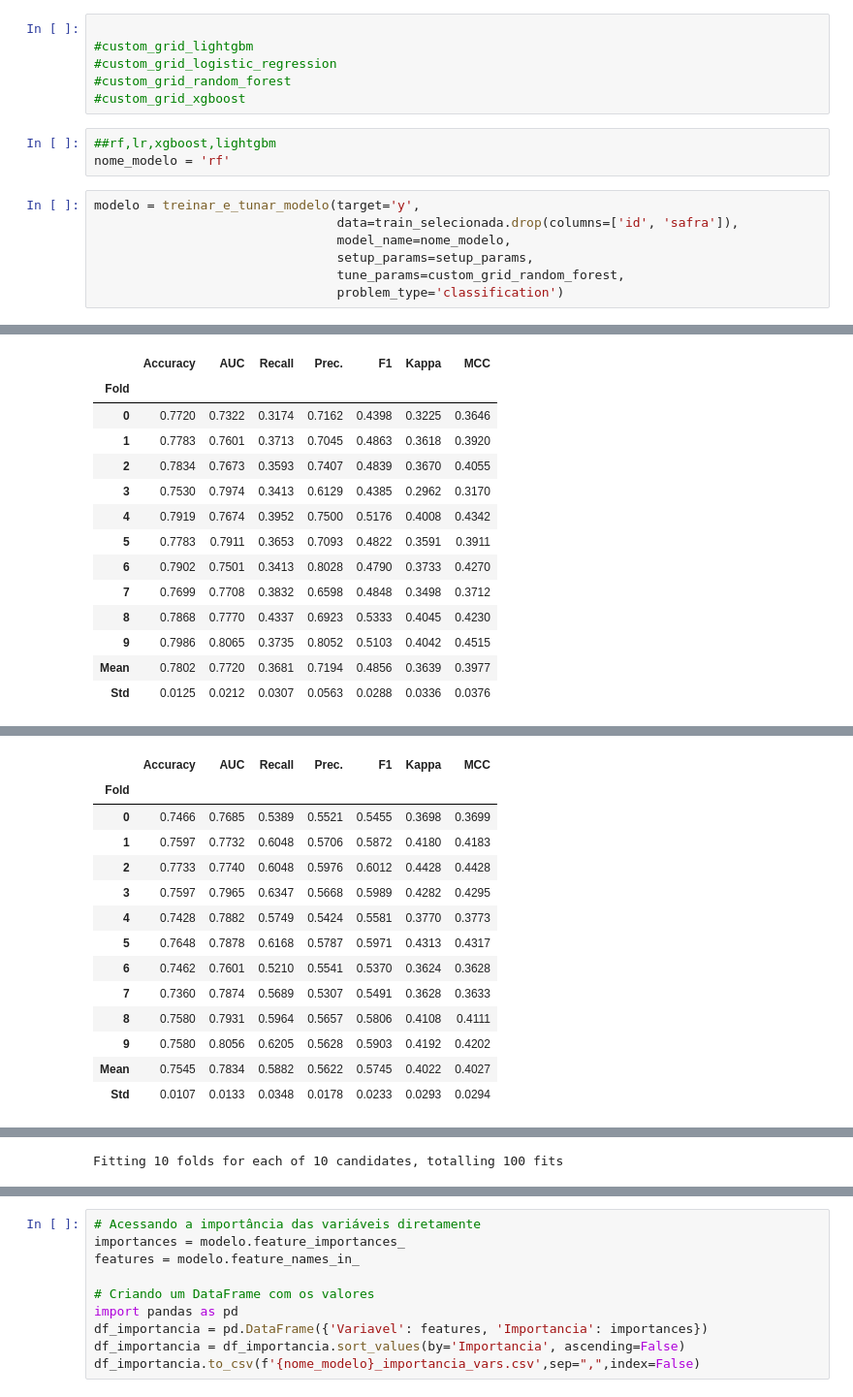
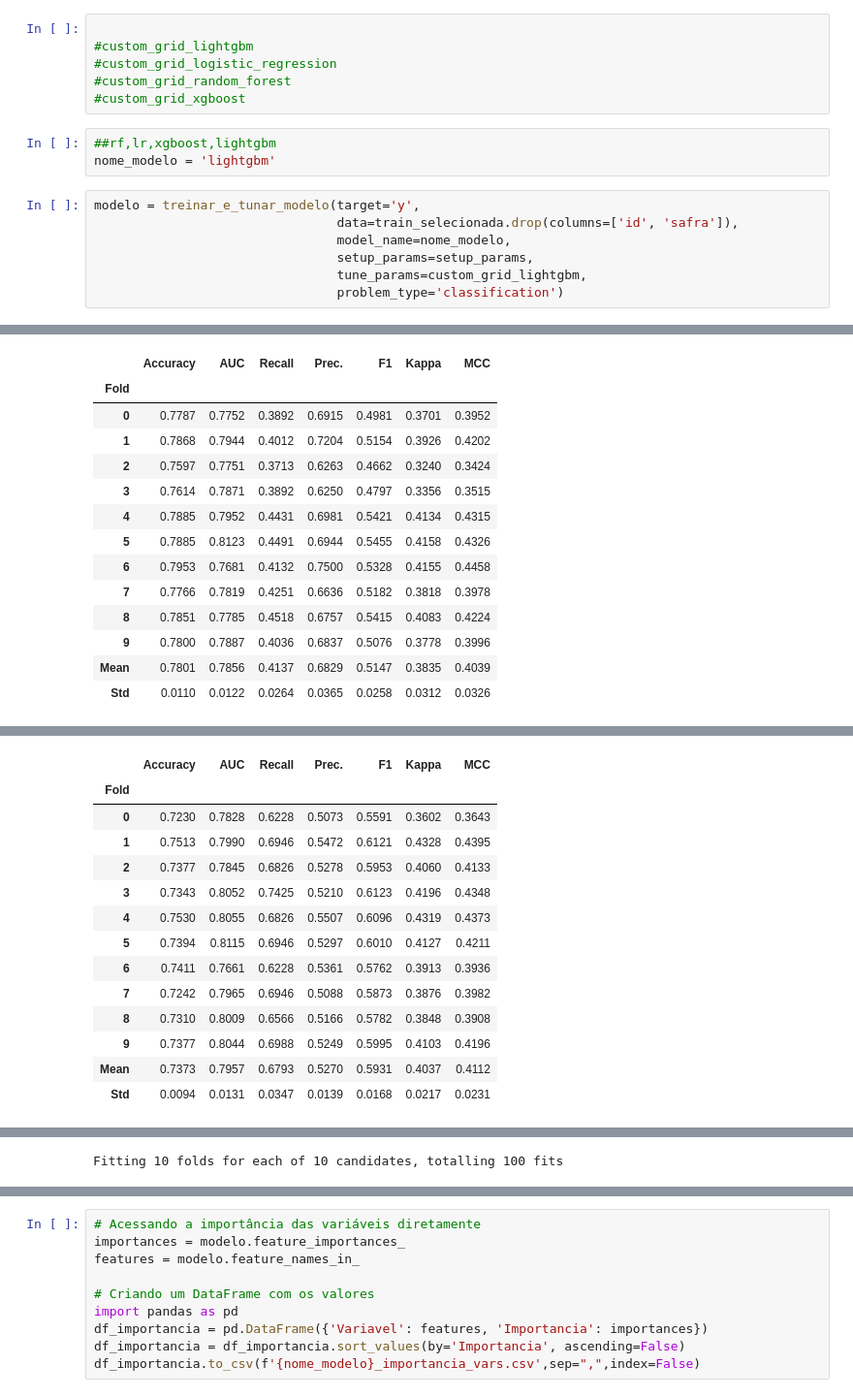
Before and after one commit to RodrigoFCMoreira/credit_scoring_ML_solver, a Jupyter notebook: 4 - Avaliar Técnica de modelagem.ipynb, the cells around one changed output, grey strips where cells are left out. Shown at 97% size. Cells and saved outputs as stored; diff of their text form.

```diff
--- a/4 - Avaliar Técnica de modelagem.ipynb
+++ b/4 - Avaliar Técnica de modelagem.ipynb
@@ -166,46 +161,46 @@ custom_grid_xgboost = {
 #custom_grid_xgboost
 # %%
 ##rf,lr,xgboost,lightgbm
-nome_modelo = 'rf'
+nome_modelo = 'lightgbm'
 # %%
 modelo = treinar_e_tunar_modelo(target='y',
                                 data=train_selecionada.drop(columns=['id', 'safra']),
                                 model_name=nome_modelo,
                                 setup_params=setup_params,
-                                tune_params=custom_grid_random_forest,
+                                tune_params=custom_grid_lightgbm,
                                 problem_type='classification')
 # %% [output]
 [interactive output not drawn]
 |  | Accuracy | AUC | Recall | Prec. | F1 | Kappa | MCC |
 | Fold |  |  |  |  |  |  |  |
-| 0 | 0.7720 | 0.7322 | 0.3174 | 0.7162 | 0.4398 | 0.3225 | 0.3646 |
-| 1 | 0.7783 | 0.7601 | 0.3713 | 0.7045 | 0.4863 | 0.3618 | 0.3920 |
-| 2 | 0.7834 | 0.7673 | 0.3593 | 0.7407 | 0.4839 | 0.3670 | 0.4055 |
-| 3 | 0.7530 | 0.7974 | 0.3413 | 0.6129 | 0.4385 | 0.2962 | 0.3170 |
-| 4 | 0.7919 | 0.7674 | 0.3952 | 0.7500 | 0.5176 | 0.4008 | 0.4342 |
-| 5 | 0.7783 | 0.7911 | 0.3653 | 0.7093 | 0.4822 | 0.3591 | 0.3911 |
-| 6 | 0.7902 | 0.7501 | 0.3413 | 0.8028 | 0.4790 | 0.3733 | 0.4270 |
-| 7 | 0.7699 | 0.7708 | 0.3832 | 0.6598 | 0.4848 | 0.3498 | 0.3712 |
-| 8 | 0.7868 | 0.7770 | 0.4337 | 0.6923 | 0.5333 | 0.4045 | 0.4230 |
-| 9 | 0.7986 | 0.8065 | 0.3735 | 0.8052 | 0.5103 | 0.4042 | 0.4515 |
-| Mean | 0.7802 | 0.7720 | 0.3681 | 0.7194 | 0.4856 | 0.3639 | 0.3977 |
-| Std | 0.0125 | 0.0212 | 0.0307 | 0.0563 | 0.0288 | 0.0336 | 0.0376 |
+| 0 | 0.7787 | 0.7752 | 0.3892 | 0.6915 | 0.4981 | 0.3701 | 0.3952 |
+| 1 | 0.7868 | 0.7944 | 0.4012 | 0.7204 | 0.5154 | 0.3926 | 0.4202 |
+| 2 | 0.7597 | 0.7751 | 0.3713 | 0.6263 | 0.4662 | 0.3240 | 0.3424 |
+| 3 | 0.7614 | 0.7871 | 0.3892 | 0.6250 | 0.4797 | 0.3356 | 0.3515 |
+| 4 | 0.7885 | 0.7952 | 0.4431 | 0.6981 | 0.5421 | 0.4134 | 0.4315 |
+| 5 | 0.7885 | 0.8123 | 0.4491 | 0.6944 | 0.5455 | 0.4158 | 0.4326 |
+| 6 | 0.7953 | 0.7681 | 0.4132 | 0.7500 | 0.5328 | 0.4155 | 0.4458 |
+| 7 | 0.7766 | 0.7819 | 0.4251 | 0.6636 | 0.5182 | 0.3818 | 0.3978 |
+| 8 | 0.7851 | 0.7785 | 0.4518 | 0.6757 | 0.5415 | 0.4083 | 0.4224 |
+| 9 | 0.7800 | 0.7887 | 0.4036 | 0.6837 | 0.5076 | 0.3778 | 0.3996 |
+| Mean | 0.7801 | 0.7856 | 0.4137 | 0.6829 | 0.5147 | 0.3835 | 0.4039 |
+| Std | 0.0110 | 0.0122 | 0.0264 | 0.0365 | 0.0258 | 0.0312 | 0.0326 |
 [interactive output not drawn]
 [interactive output not drawn]
 |  | Accuracy | AUC | Recall | Prec. | F1 | Kappa | MCC |
 | Fold |  |  |  |  |  |  |  |
-| 0 | 0.7466 | 0.7685 | 0.5389 | 0.5521 | 0.5455 | 0.3698 | 0.3699 |
-| 1 | 0.7597 | 0.7732 | 0.6048 | 0.5706 | 0.5872 | 0.4180 | 0.4183 |
-| 2 | 0.7733 | 0.7740 | 0.6048 | 0.5976 | 0.6012 | 0.4428 | 0.4428 |
-| 3 | 0.7597 | 0.7965 | 0.6347 | 0.5668 | 0.5989 | 0.4282 | 0.4295 |
-| 4 | 0.7428 | 0.7882 | 0.5749 | 0.5424 | 0.5581 | 0.3770 | 0.3773 |
-| 5 | 0.7648 | 0.7878 | 0.6168 | 0.5787 | 0.5971 | 0.4313 | 0.4317 |
-| 6 | 0.7462 | 0.7601 | 0.5210 | 0.5541 | 0.5370 | 0.3624 | 0.3628 |
-| 7 | 0.7360 | 0.7874 | 0.5689 | 0.5307 | 0.5491 | 0.3628 | 0.3633 |
-| 8 | 0.7580 | 0.7931 | 0.5964 | 0.5657 | 0.5806 | 0.4108 | 0.4111 |
-| 9 | 0.7580 | 0.8056 | 0.6205 | 0.5628 | 0.5903 | 0.4192 | 0.4202 |
-| Mean | 0.7545 | 0.7834 | 0.5882 | 0.5622 | 0.5745 | 0.4022 | 0.4027 |
-| Std | 0.0107 | 0.0133 | 0.0348 | 0.0178 | 0.0233 | 0.0293 | 0.0294 |
+| 0 | 0.7230 | 0.7828 | 0.6228 | 0.5073 | 0.5591 | 0.3602 | 0.3643 |
+| 1 | 0.7513 | 0.7990 | 0.6946 | 0.5472 | 0.6121 | 0.4328 | 0.4395 |
+| 2 | 0.7377 | 0.7845 | 0.6826 | 0.5278 | 0.5953 | 0.4060 | 0.4133 |
+| 3 | 0.7343 | 0.8052 | 0.7425 | 0.5210 | 0.6123 | 0.4196 | 0.4348 |
+| 4 | 0.7530 | 0.8055 | 0.6826 | 0.5507 | 0.6096 | 0.4319 | 0.4373 |
+| 5 | 0.7394 | 0.8115 | 0.6946 | 0.5297 | 0.6010 | 0.4127 | 0.4211 |
+| 6 | 0.7411 | 0.7661 | 0.6228 | 0.5361 | 0.5762 | 0.3913 | 0.3936 |
+| 7 | 0.7242 | 0.7965 | 0.6946 | 0.5088 | 0.5873 | 0.3876 | 0.3982 |
+| 8 | 0.7310 | 0.8009 | 0.6566 | 0.5166 | 0.5782 | 0.3848 | 0.3908 |
+| 9 | 0.7377 | 0.8044 | 0.6988 | 0.5249 | 0.5995 | 0.4103 | 0.4196 |
+| Mean | 0.7373 | 0.7957 | 0.6793 | 0.5270 | 0.5931 | 0.4037 | 0.4112 |
+| Std | 0.0094 | 0.0131 | 0.0347 | 0.0139 | 0.0168 | 0.0217 | 0.0231 |
 [interactive output not drawn]
 Fitting 10 folds for each of 10 candidates, totalling 100 fits
 # %%
```
Also changed, not shown: parts of 15 cells of this notebook, 8 other files.
